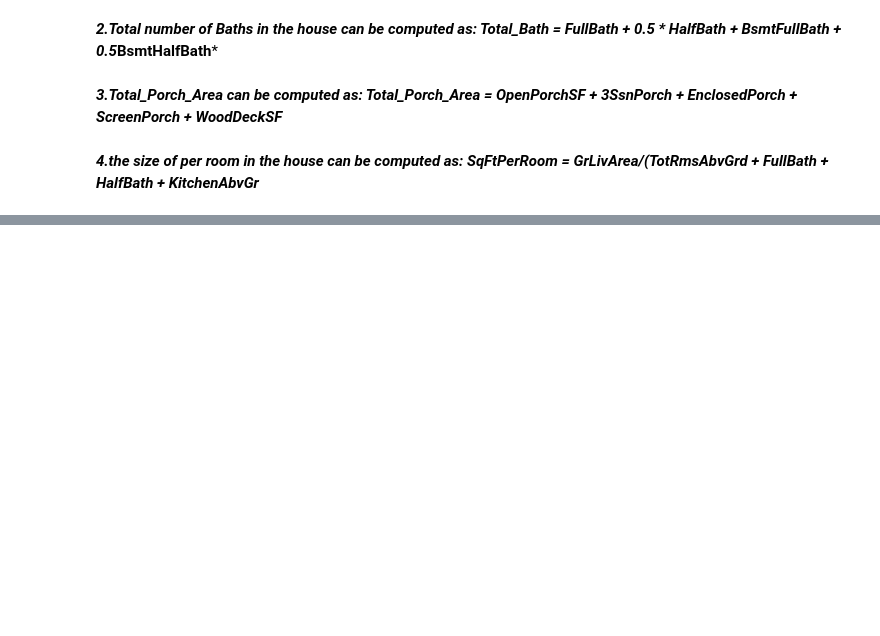
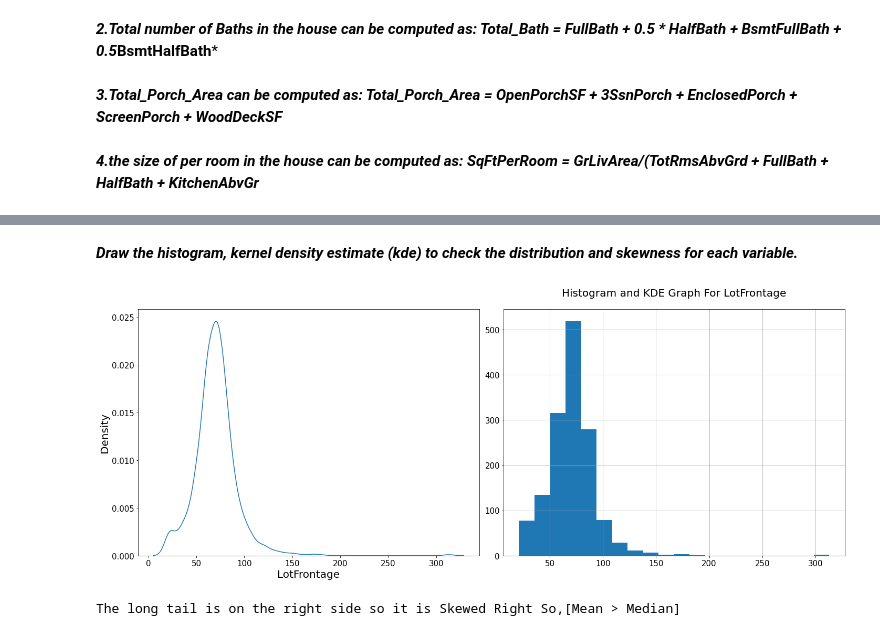
Before and after one commit to stellacydong/Housing-Sale-Price-Prediction, a Jupyter notebook: EDA.ipynb, the cells around one changed output, grey strips where cells are left out. Saved outputs shown, nothing was run; the diff lists cells and outputs as text; code cells hidden in the pictures; blank space fills up the shorter version.

```diff
--- a/EDA.ipynb
+++ b/EDA.ipynb
@@ -372,0 +426,14 @@ print('Shape all_data: {}'.format(df_train.shape))
+# %% [markdown]
+***Draw the histogram, kernel density estimate (kde) to check the distribution and skewness for each variable.***
+# %%
+plt.subplot(1,2,1)
+sns.kdeplot(df_train[numeric_feats[2]])
+plt.subplot(1,2,2)
+df_train[numeric_feats[2]].hist(bins=20)
+plt.title("Histogram and KDE Graph For " + numeric_feats[2])
+plt.tight_layout() # make more space
+plt.show()
+print('The long tail is on the right side so it is Skewed Right So,[Mean > Median]')
+# %% [output]
+[figure, added]
+The long tail is on the right side so it is Skewed Right So,[Mean > Median]
```
Also changed, not shown: parts of 63 cells of this notebook.
